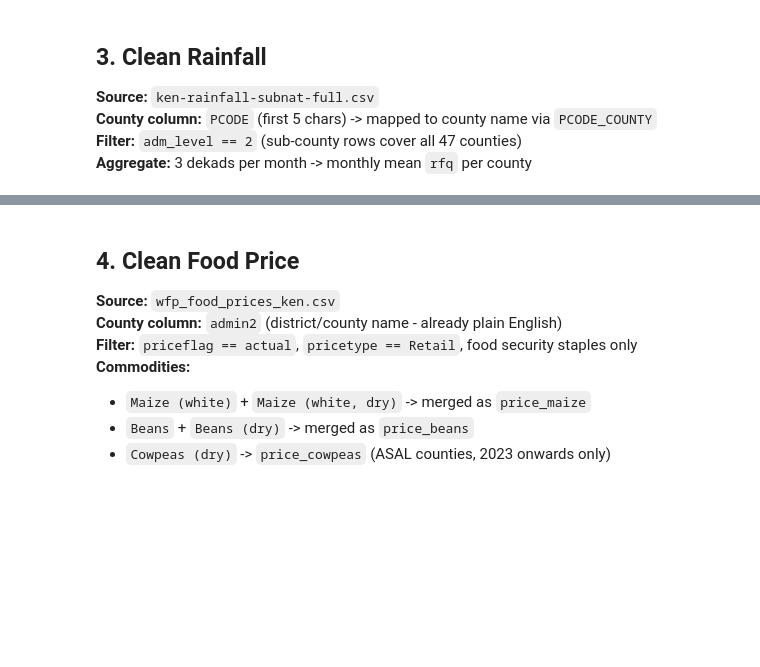
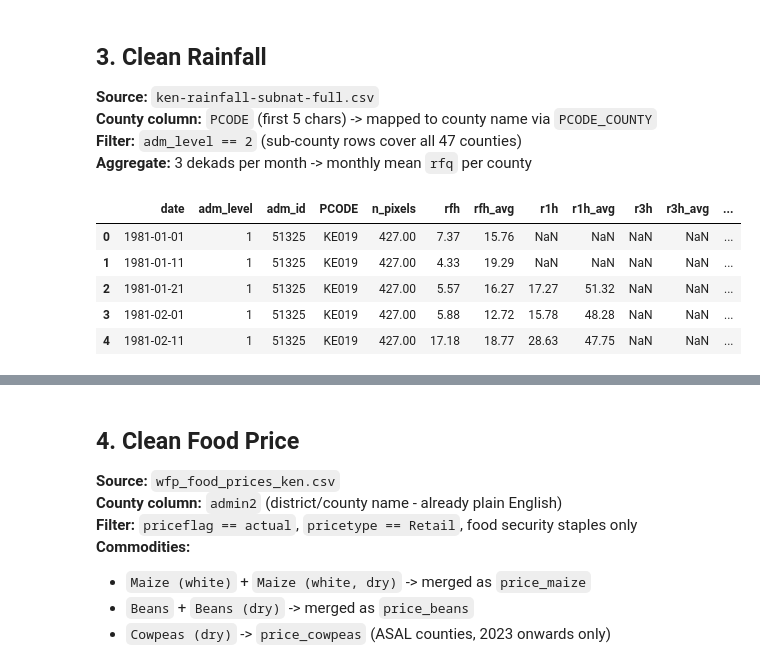
Before and after one commit to MutwiriC/compound-crisis-cascade-kenya, a Jupyter notebook: notebooks/02_data_cleaning.ipynb, the cells around one changed output, grey strips where cells are left out. Cells and saved outputs as stored; diff of their text form; code cells hidden in the pictures; blank space fills up the shorter version.

Commit message:
data cleaning - updating the rainfall dataset

```diff
--- a/notebooks/02_data_cleaning.ipynb
+++ b/notebooks/02_data_cleaning.ipynb
@@ -157,6 +157,15 @@ for name, df in DATASETS.items():
 **County column:** `PCODE` (first 5 chars) -> mapped to county name via `PCODE_COUNTY`
 **Filter:** `adm_level == 2` (sub-county rows cover all 47 counties)
 **Aggregate:** 3 dekads per month -> monthly mean `rfq` per county
+# %%
+DATASETS['rainfall'].head()
+# %% [output]
+|  | date | adm_level | adm_id | PCODE | n_pixels | rfh | rfh_avg | r1h | r1h_avg | r3h | r3h_avg | ... |
+| 0 | 1981-01-01 | 1 | 51325 | KE019 | 427.00 | 7.37 | 15.76 | NaN | NaN | NaN | NaN | ... |
+| 1 | 1981-01-11 | 1 | 51325 | KE019 | 427.00 | 4.33 | 19.29 | NaN | NaN | NaN | NaN | ... |
+| 2 | 1981-01-21 | 1 | 51325 | KE019 | 427.00 | 5.57 | 16.27 | 17.27 | 51.32 | NaN | NaN | ... |
+| 3 | 1981-02-01 | 1 | 51325 | KE019 | 427.00 | 5.88 | 12.72 | 15.78 | 48.28 | NaN | NaN | ... |
+| 4 | 1981-02-11 | 1 | 51325 | KE019 | 427.00 | 17.18 | 18.77 | 28.63 | 47.75 | NaN | NaN | ... |
 # %%
 rain_raw = DATASETS['rainfall'].copy()
 
```
Also changed, not shown: parts of 13 cells of this notebook, 3 other files.
